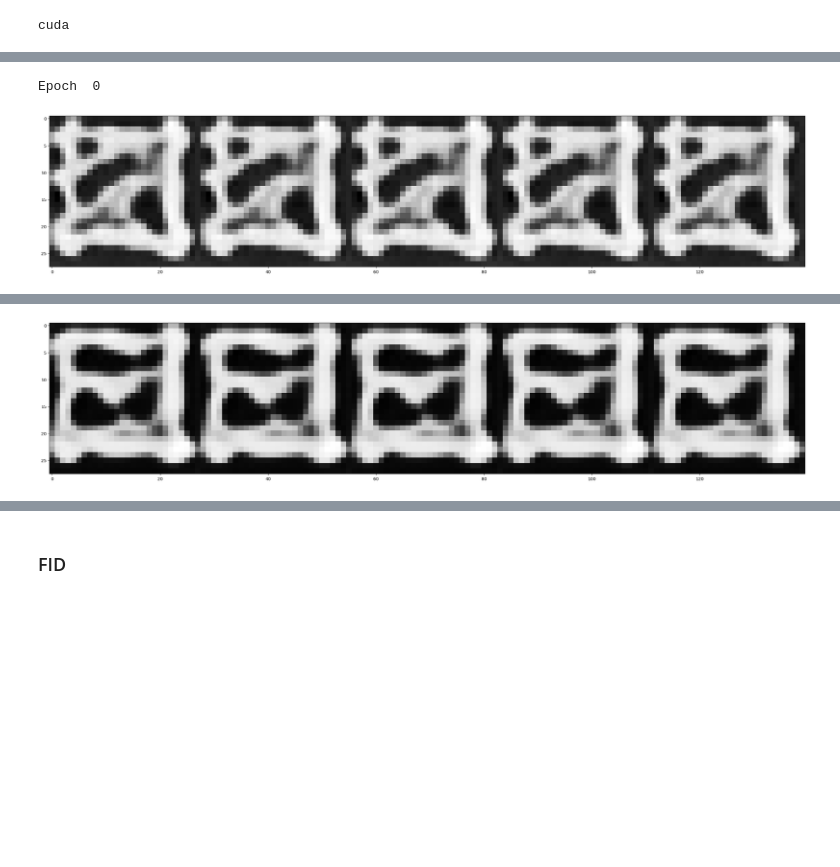
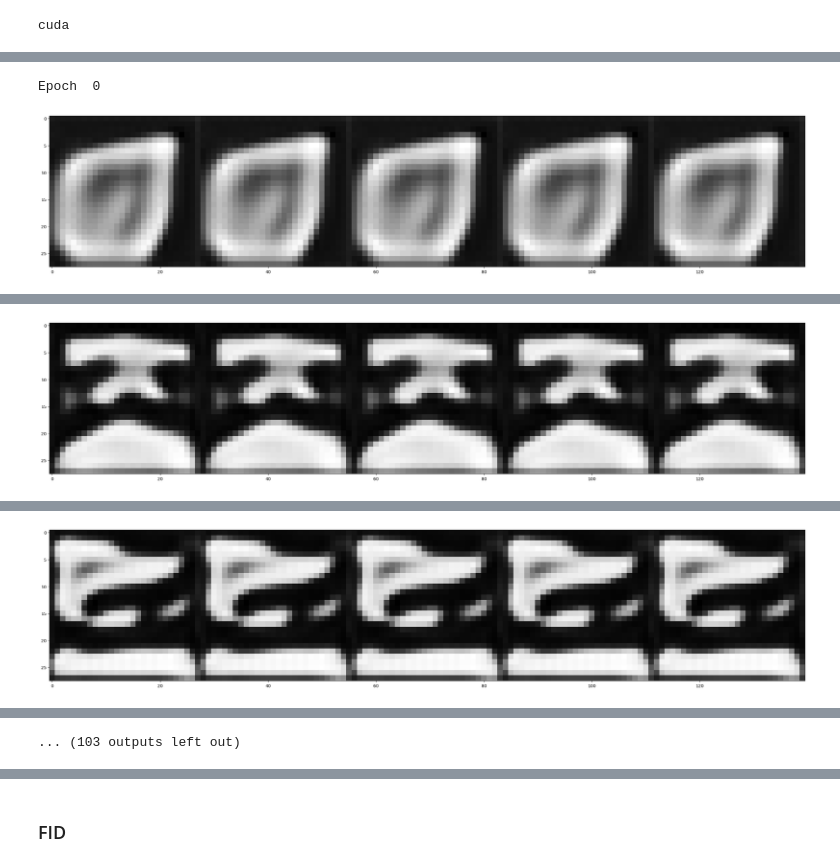
Before and after one commit to JorgeOrtizV/DiffusionModels_Project, a Jupyter notebook: coldDiff_mnist.ipynb, the cells around one changed output, grey strips where cells are left out. Drawn from its saved outputs; the diff is of its cells as text; code cells hidden in the pictures; blank space fills up the shorter version.

```diff
--- a/coldDiff_mnist.ipynb
+++ b/coldDiff_mnist.ipynb
@@ -57,6 +57,31 @@ def downsample_to_fixed_size(image, target_size):
             downsampled_image[:,row, col] = region.mean(axis=(1, 2))
 
     return downsampled_image.astype(image.dtype)
+
+# Taken from https://github.com/hendrycks/robustness/blob/master/ImageNet-C/imagenet_c/imagenet_c/corruptions.py
+def snow(x0, severity=1):
+    c = [(0.1, 0.3, 3, 0.5, 10, 4, 0.8),
+         (0.2, 0.3, 2, 0.5, 12, 4, 0.7),
+         (0.55, 0.3, 4, 0.9, 12, 8, 0.7),
+         (0.55, 0.3, 4.5, 0.85, 12, 8, 0.65),
+         (0.55, 0.3, 2.5, 0.85, 12, 12, 0.55)][severity - 1]
+
+    x0 = np.array(x0, dtype=np.float32) / 255.
+    snow_layer = np.random.normal(size=x0.shape[:2], loc=c[0], scale=c[1])  # [:2] for monochrome
+
+    #snow_layer = clipped_zoom(snow_layer[..., np.newaxis], c[2])
+    snow_layer[snow_layer < c[3]] = 0
+
+    snow_layer = np.clip((snow_layer.squeeze(), 0, 1) * 255).astype(np.uint8)
+
+    #snow_layer.motion_blur(radius=c[4], sigma=c[5], angle=np.random.uniform(-135, -45))
+
+    snow_layer = cv2.imdecode(np.fromstring(snow_layer.make_blob(), np.uint8),
+                              cv2.IMREAD_UNCHANGED) / 255.
+    snow_layer = snow_layer[..., np.newaxis]
+
+    x0 = c[6] * x0 + (1 - c[6]) * np.maximum(x0, cv2.cvtColor(x0, cv2.COLOR_RGB2GRAY).reshape(224, 224, 1) * 1.5 + 0.5)
+    return np.clip(x0 + snow_layer + np.rot90(snow_layer, k=2), 0, 1) * 255
 # %%
 class coldDiff:
     def __init__(self, steps=300, size=28, loss_type='L2'):
@@ -362,7 +446,14 @@ for x, _ in train_loader:
     print(t)
     # Plot the images
     plot_images(x)
+    x_t = diffusion.inpainting(x, t)
+    plot_images(x_t)
     x_t = diffusion.pixellate(x, t)
     plot_images(x_t)
+    x_t = diffusion.blur(x, t)
+    plot_images(x_t)
+    #x_t = diffusion.snow(x)
+    #plot_images(x_t)
+
     break
 # %% [output]
@@ -372,5 +465,8 @@ tensor([2, 2, 1, 2, 3, 2, 3, 3])
 # %%
-
+# Set the noise function to be used for training
+noise_function = diffusion.blur
+# noise_function = diffusion.vignette
+# noise_function = diffusion.pixellate
 
 for epoch in range(EPOCHS):
     print("Epoch ",epoch)
@@ -379,37 +475,36 @@ for epoch in range(EPOCHS):
         optimizer.zero_grad()
         x = x.to(device)
         t = diffusion.sample_timesteps(x.shape[0]).to(device)
-        #x_t = diffusion.blur(x, t)
-        x_t = diffusion.pixellate(x,t)
+        x_t = noise_function(x, t)
         pred = model(x_t, t)
         loss = loss_fn(pred, x)
         loss.backward()
         optimizer.step()
         train_loss += loss.item()
     val_loss = 0
     with torch.no_grad():
         model.eval()
         for x, _ in val_loader:
             #print(type(x))
             #print(x.shape)
             x = x.to(device)
             t = diffusion.sample_timesteps(x.shape[0]).to(device)
-            x_t = diffusion.blur(x, t)
+            x_t = noise_function(x, t)
             pred = model(x_t, t)
             batch_val_loss = loss_fn(pred, x)
             val_loss += batch_val_loss.item()
 
     # Sample only every 3 epochs for opt purposes
     if epoch%3 == 0:
         sampled_images = diffusion.sample(model, batch_size=5)
         plot_images(sampled_images)
 
     # Save loss
     avg_train_loss = train_loss/len(train_loader)
     avg_val_loss = val_loss/len(val_loader)
     print(f"Epoch [{epoch+1}/100] | Train Loss: {avg_train_loss:.4f} | Validation Loss: {avg_val_loss:.4f}")
     train_losses.append(avg_train_loss)
     val_losses.append(avg_val_loss)
 # %% [output]
 Epoch  0
-[figure, old version]
+[figure, new version]
@@ -421,2 +516,2 @@ Epoch [3/100] | Train Loss: 0.0502 | Validation Loss: 0.1104
 Epoch  3
-[figure, old version]
+[figure, new version]
@@ -428 +523,2 @@ Epoch [6/100] | Train Loss: 0.0459 | Validation Loss: 0.1176
 Epoch  6
+[figure, added]
@@ -429,3 +529,4 @@ Epoch  6
+... (103 outputs left out)
 # %%
 torch.save(model.state_dict(), './Models/DM/coldDiff1')
 # %%
```
Also changed, not shown: parts of 16 cells of this notebook, 3 other files.
